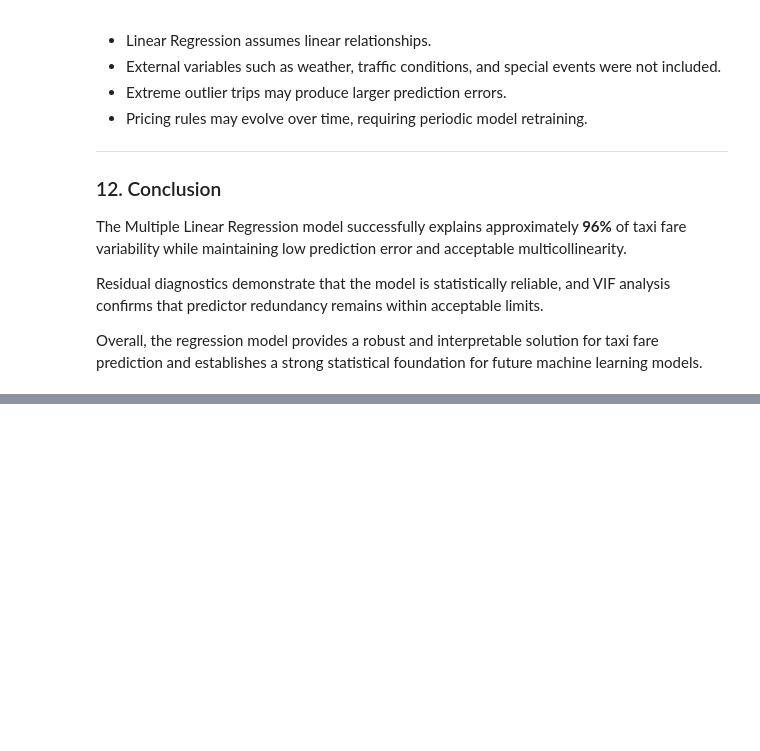
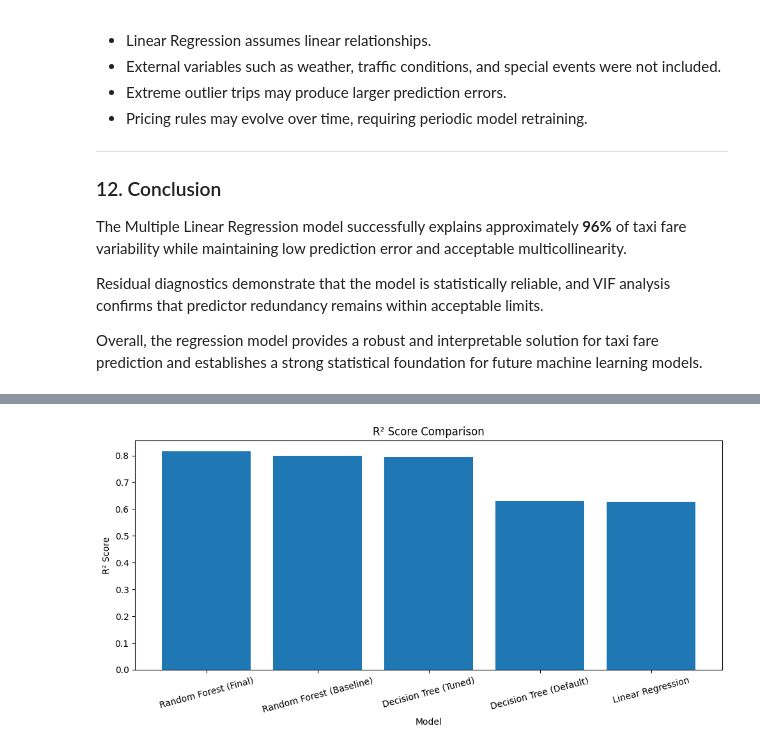
Before and after one commit to morsycoo/NYC-Yellow-Taxi-Trip-Duration-Prediction, a Jupyter notebook: notebook/NYC_Taxi_Statistical_Analysis.ipynb, the cells around one changed output, grey strips where cells are left out. Saved outputs shown, nothing was run; the diff lists cells and outputs as text; code cells hidden in the pictures; blank space fills up the shorter version.

```diff
--- a/notebook/NYC_Taxi_Statistical_Analysis.ipynb
+++ b/notebook/NYC_Taxi_Statistical_Analysis.ipynb
@@ -9089,0 +12002,23 @@ Overall, the regression model provides a robust and interpretable solution for t
+# %%
+### Final Model Comparison
+final_comparison = pd.DataFrame([
+
+    linear_results,
+    decision_tree_results,
+    final_tree_results,
+    random_forest_results,
+    final_rf_results
+
+])
+
+final_comparison = final_comparison.sort_values(
+    by="R²",
+    ascending=False
+)
+
+final_comparison.reset_index(
+    drop=True,
+    inplace=True
+)
+
+final_comparison
@@ -9089,0 +12075,22 @@ Overall, the regression model provides a robust and interpretable solution for t
+# %%
+### R² Score Comparison
+import matplotlib.pyplot as plt
+
+plt.figure(figsize=(10, 5))
+
+plt.bar(
+    final_comparison["Model"],
+    final_comparison["R²"]
+)
+
+plt.title("R² Score Comparison")
+plt.xlabel("Model")
+plt.ylabel("R² Score")
+
+plt.xticks(rotation=15)
+
+plt.tight_layout()
+
+plt.show()
+# %% [output]
+[figure, added]
```
Also changed, not shown: parts of 202 cells of this notebook.
